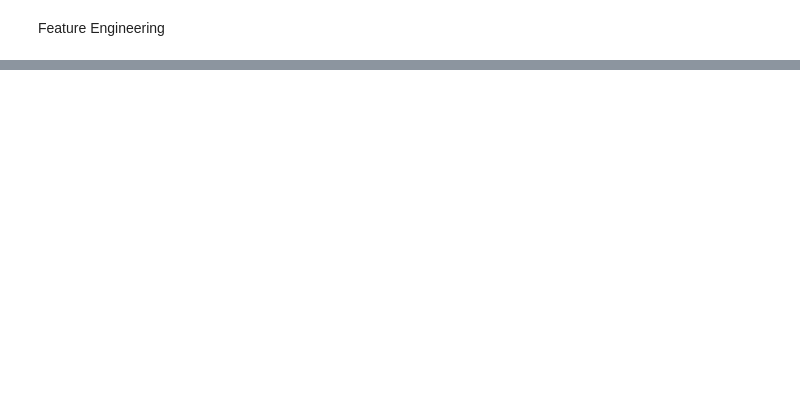
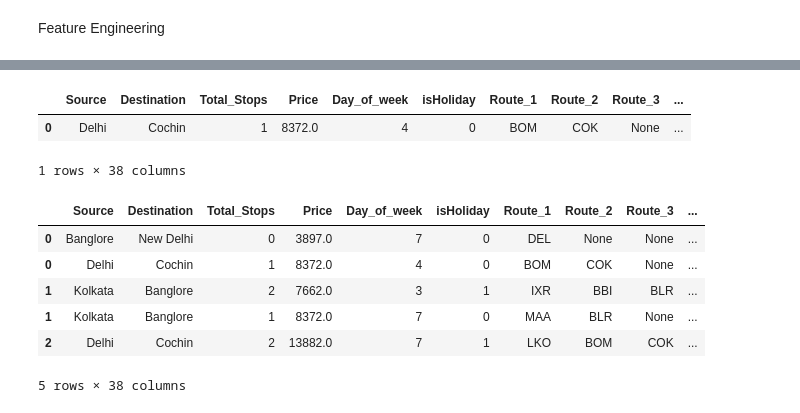
Before and after one commit to venkatesh-manikumar/Datascience-Assignments, a Jupyter notebook: Predict_The_Flight_Ticket_Price_Hackathon.ipynb, the cells around one changed output, grey strips where cells are left out. Saved outputs shown, nothing was run; the diff lists cells and outputs as text; code cells hidden in the pictures; blank space fills up the shorter version.

```diff
--- a/Predict_The_Flight_Ticket_Price_Hackathon.ipynb
+++ b/Predict_The_Flight_Ticket_Price_Hackathon.ipynb
@@ -218,0 +231,15 @@ ValueError: ignored
+# %%
+train_data['Duration_hour']  = train_data.Duration.str.split(' ').str[0].str.split('h').str[0].str.split('m').str[0].astype(int)
+train_data['Duration_minutes']  = train_data.Duration.str.split(' ').str[1].fillna('0m').str.split('m').str[0].astype(int)
+train_data['Total_Duration'] = train_data['Duration_hour'] *60 + train_data['Duration_minutes']
+
+
+train_data.drop(['Duration'],axis=1,inplace=True)
+train_data.drop(['Duration_hour'],axis=1,inplace=True)
+train_data.drop(['Duration_minutes'],axis=1,inplace=True)
+
+
+
+#train_data['Duration_minutes'].str.contains('m').value_counts()
+
+#train_data[train_data.Duration.str.split(' ').str[0].str.split('h').str[0] == '5m']
@@ -218,0 +255,41 @@ ValueError: ignored
+# %%
+#one_hot_encoded_data = pd.get_dummies(train_data, columns = ['Airline','Airline'])
+#one_hot_encoded_data
+
+#enc = OneHotEncoder()
+#enc_data = pd.DataFrame(enc.fit_transform(train_data[['Airline', 'Additional_Info']]).toarray())
+#one_hot_encoded_data = train_data.join(enc_data)
+
+#one_hot_encoded_data.head()
+
+
+from sklearn.preprocessing import OneHotEncoder
+ohe = OneHotEncoder(sparse=False)
+result = ohe.fit_transform(train_data[['Airline', 'Additional_Info']])
+
+one_hot_encoded_data = pd.DataFrame(result, columns=['Air Asia', 'Air India', 'GoAir', 'IndiGo', 'Jet Airways',
+       'Jet Airways Business', 'Multiple carriers',
+       'Multiple carriers Premium economy', 'SpiceJet', 'Trujet',
+       'Vistara', 'Vistara Premium economy','1 Long layover', '1 Short layover', '2 Long layover',
+       'Business class', 'Change airports', 'In-flight meal not included',
+       'No Info', 'No check-in baggage included', 'No info',
+       'Red-eye flight'])
+
+one_hot_encoded_data = train_data.join(one_hot_encoded_data)
+one_hot_encoded_data.drop(['Airline','Additional_Info'],axis=1,inplace=True)
+#print(ohe.categories_)
+one_hot_encoded_data[1:2]
+# %% [output]
+|  | Source | Destination | Total_Stops | Price | Day_of_week | isHoliday | Route_1 | Route_2 | Route_3 | ... |
+| 0 | Delhi | Cochin | 1 | 8372.0 | 4 | 0 | BOM | COK | None | ... |
+1 rows × 38 columns
+# %%
+one_hot_encoded_data.head(5)
+# %% [output]
+|  | Source | Destination | Total_Stops | Price | Day_of_week | isHoliday | Route_1 | Route_2 | Route_3 | ... |
+| 0 | Banglore | New Delhi | 0 | 3897.0 | 7 | 0 | DEL | None | None | ... |
+| 0 | Delhi | Cochin | 1 | 8372.0 | 4 | 0 | BOM | COK | None | ... |
+| 1 | Kolkata | Banglore | 2 | 7662.0 | 3 | 1 | IXR | BBI | BLR | ... |
+| 1 | Kolkata | Banglore | 1 | 8372.0 | 7 | 0 | MAA | BLR | None | ... |
+| 2 | Delhi | Cochin | 2 | 13882.0 | 7 | 1 | LKO | BOM | COK | ... |
+5 rows × 38 columns
```
Also changed, not shown: parts of 57 cells of this notebook.
